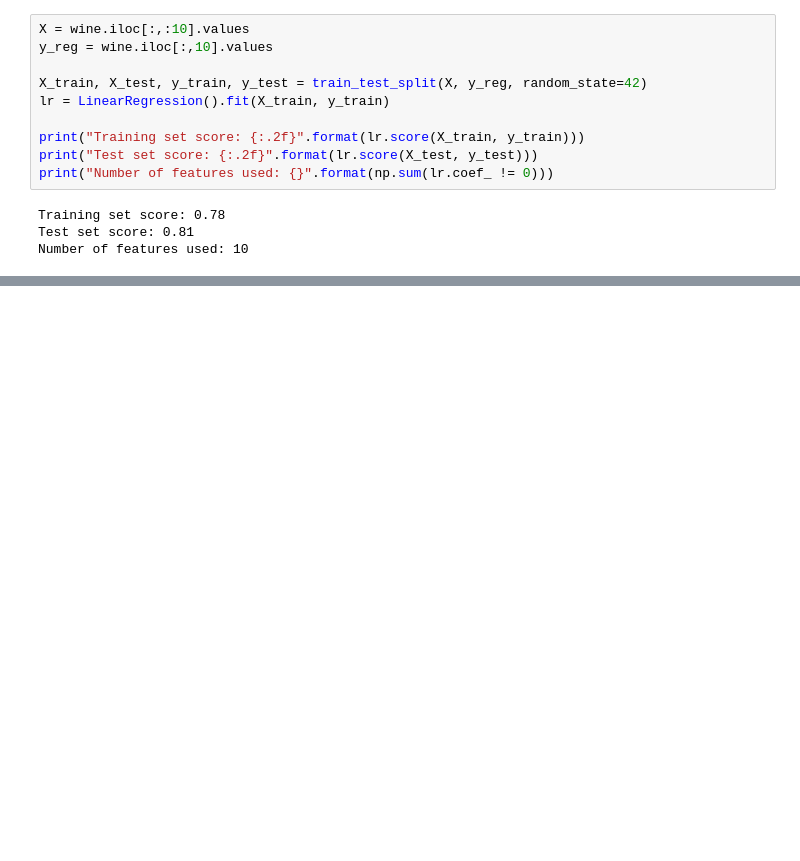
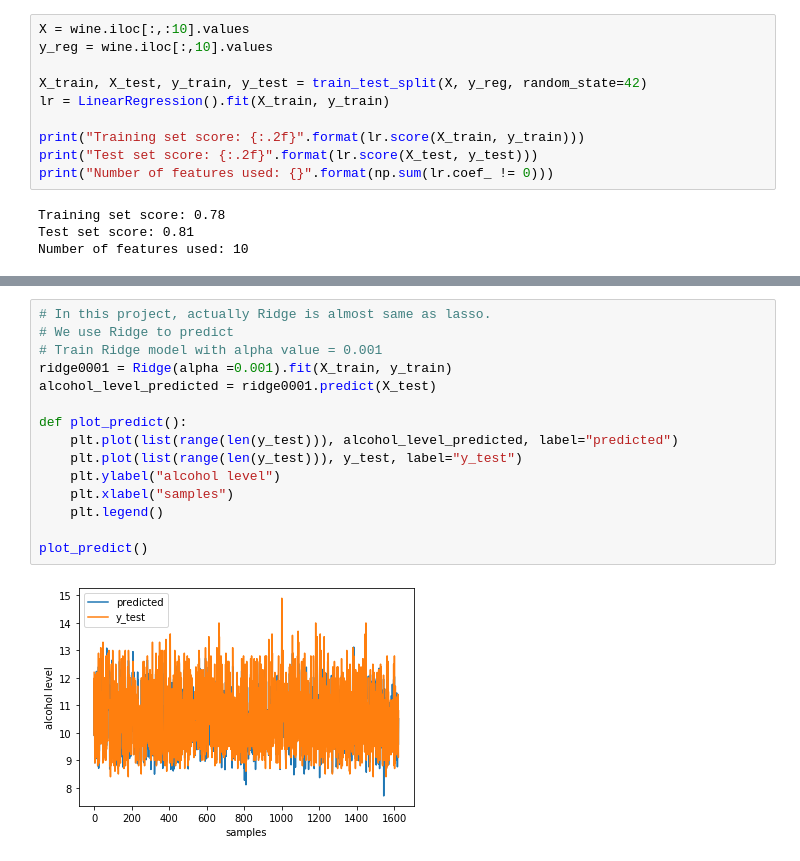
Before and after one commit to myGitHub001/Test, a Jupyter notebook: wine.ipynb, the cells around one changed output, grey strips where cells are left out. Drawn from its saved outputs; the diff is of its cells as text; blank space fills up the shorter version.

```diff
--- a/wine.ipynb
+++ b/wine.ipynb
@@ -81,0 +239,17 @@ Number of features used: 2
+# %%
+# In this project, actually Ridge is almost same as lasso.
+# We use Ridge to predict
+# Train Ridge model with alpha value = 0.001
+ridge0001 = Ridge(alpha =0.001).fit(X_train, y_train)
+alcohol_level_predicted = ridge0001.predict(X_test)
+
+def plot_predict():
+    plt.plot(list(range(len(y_test))), alcohol_level_predicted, label="predicted")
+    plt.plot(list(range(len(y_test))), y_test, label="y_test")
+    plt.ylabel("alcohol level")
+    plt.xlabel("samples")
+    plt.legend()
+
+plot_predict()
+# %% [output]
+[figure, added]
```
Also changed, not shown: parts of 15 cells of this notebook.
